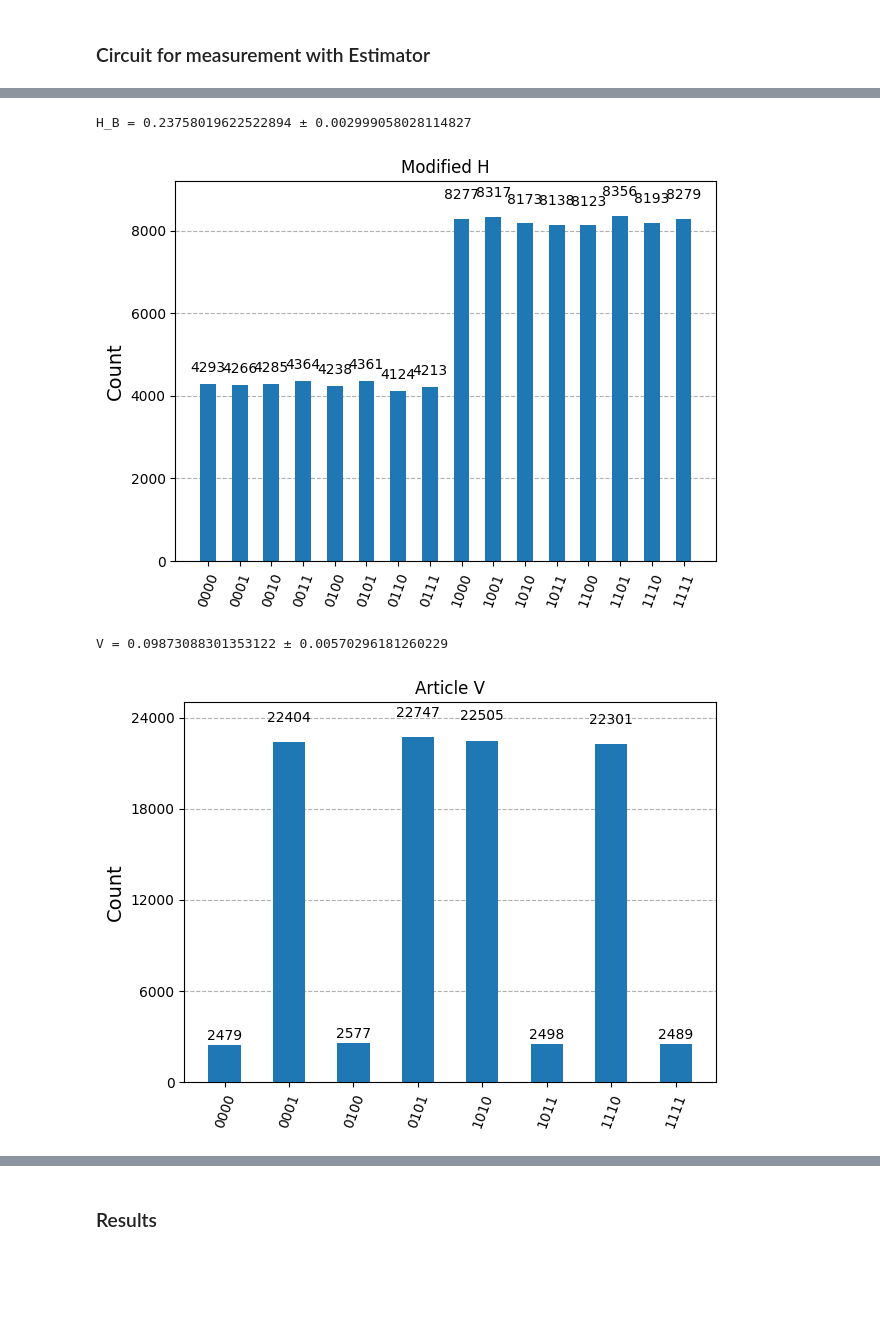
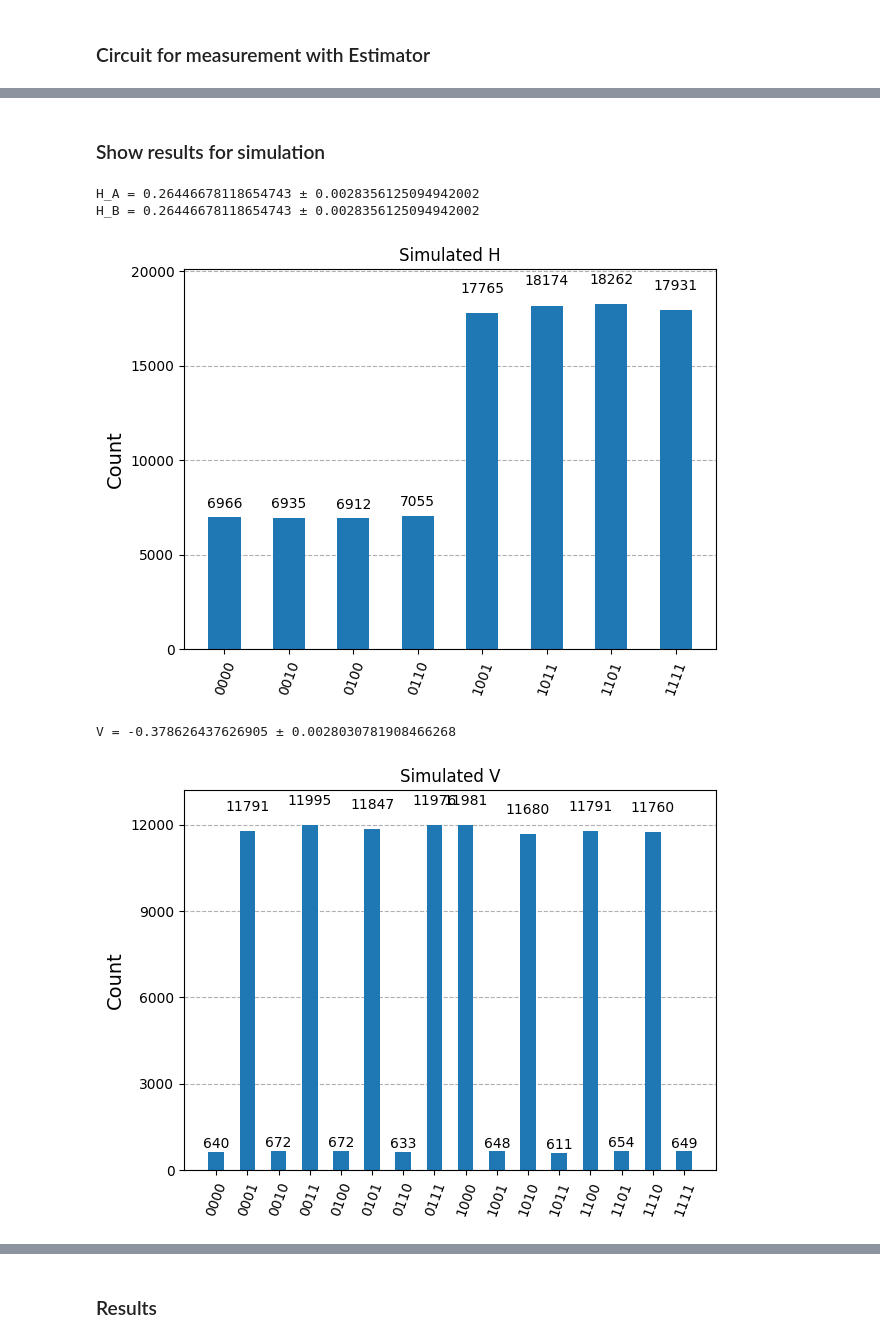
Before and after one commit to julio-cmj/Codigos, a Jupyter notebook: QET Long Distance.ipynb, the cells around one changed output, grey strips where cells are left out. Saved outputs shown, nothing was run; the diff lists cells and outputs as text; code cells hidden in the pictures; blank space fills up the shorter version.

```diff
--- a/QET Long Distance.ipynb
+++ b/QET Long Distance.ipynb
@@ -294,28 +191,0 @@ jobD= sampler().run([qcD], shots=n_shots)
-# %%
-# Extract results
-result = jobA.result()[0]
-counts = result.data.alpha.get_counts()
-
-# Energies
-ene_A = (h**2)/(np.sqrt(h**2+k**2))
-ene_B = (h**2)/(np.sqrt(h**2+k**2))
-
-# Error arrays
-error_A = []
-error_B = []
-
-# Calculate energies and errors
-for orig_bit_string, count in counts.items():
-        bit_string = orig_bit_string[::-1]
-
-        ene_B += h*(-1)**int(bit_string[3])*count/n_shots
-        ene_A += h*(-1)**int(bit_string[0])*count/n_shots
-
-        for i in range(count):
-            error_A.append(h*(-1)**int(bit_string[0]))
-            error_B.append(h*(-1)**int(bit_string[3]))
-
-# Print results
-print("H_B =",ene_B,"±",np.std(error_B)/np.sqrt(n_shots))
-
-plot_histogram(counts, title="Article H")
@@ -325,7 +192,9 @@ H_B = -0.045819803774770906 ± 0.002528588004400875
+# %% [markdown]
+### Show results for simulation
 # %%
 # Extract results
-result = jobC.result()[0]
-counts = result.data.meas.get_counts()
+result = job_Z.result()
+counts = result.get_counts()
 
 # Energies
 ene_A = (h**2)/(np.sqrt(h**2+k**2))
@@ -339,40 +208,42 @@ error_B = []
 for orig_bit_string, count in counts.items():
         bit_string = orig_bit_string[::-1]
 
+        ene_A += h*(-1)**int(bit_string[0])*count/n_shots
         ene_B += h*(-1)**int(bit_string[3])*count/n_shots
-        ene_A += h*(-1)**int(bit_string[0])*count/n_shots
 
         for i in range(count):
             error_A.append(h*(-1)**int(bit_string[0]))
             error_B.append(h*(-1)**int(bit_string[3]))
 
 # Print results
+print("H_A =",ene_A,"±",np.std(error_A)/np.sqrt(n_shots))
 print("H_B =",ene_B,"±",np.std(error_B)/np.sqrt(n_shots))
 
-plot_histogram(counts, title="Modified H")
+plot_histogram(counts, title="Simulated H")
 # %% [output]
-H_B = 0.23758019622522894 ± 0.002999058028114827
+H_A = 0.26446678118654743 ± 0.0028356125094942002
+H_B = 0.26446678118654743 ± 0.0028356125094942002
-[figure, old version]
+[figure, new version]
 # %%
 # Extract results
-result = jobB.result()[0]
-counts = result.data.alpha.get_counts()
+result = job_XX.result()
+counts = result.get_counts()
 
 ene_XX=(2*k**2)/(np.sqrt(h**2+k**2))
 
 error_XX=[]
 
 for orig_bit_string, count in counts.items():
         bit_string = orig_bit_string[::-1]
 
         ene_XX += 2*k*(-1)**int(bit_string[0])*(-1)**int(bit_string[3])*count/n_shots
 
         for i in range(count):
             error_XX.append(2*k*(-1)**int(bit_string[0])*(-1)**int(bit_string[3]))
 
 print("V =",ene_XX,"±", np.std(error_XX)/np.sqrt(n_shots))
 
-plot_histogram(counts, title="Article V")
+plot_histogram(counts, title="Simulated V")
 # %% [output]
-V = 0.09873088301353122 ± 0.00570296181260229
+V = -0.378626437626905 ± 0.0028030781908466268
-[figure, old version]
+[figure, new version]
```
Also changed, not shown: parts of 21 cells of this notebook, 8 other files.
